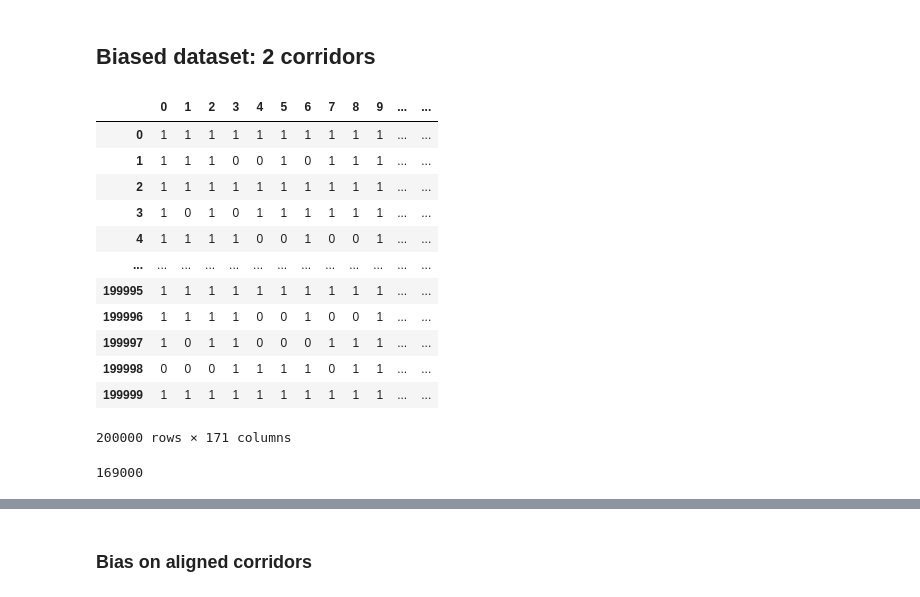
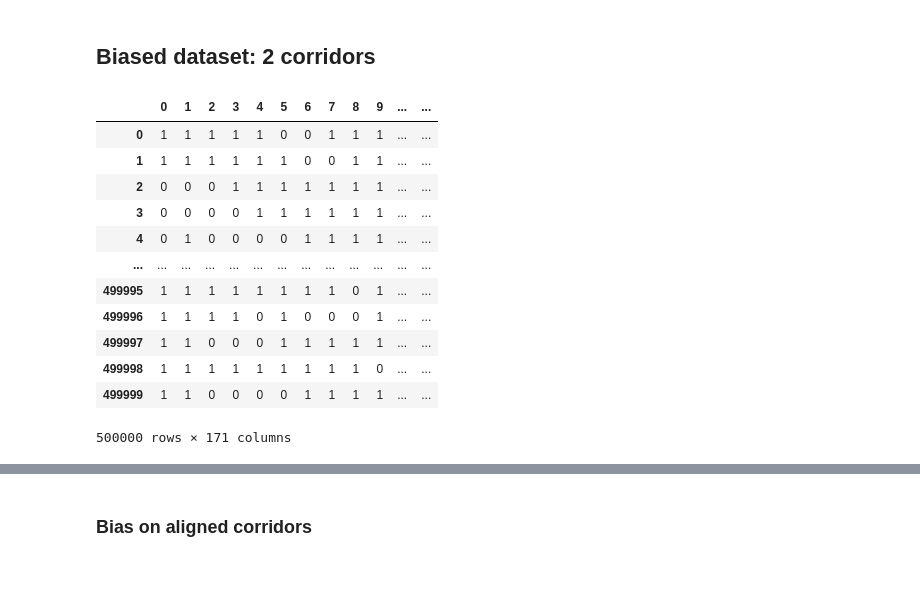
Before and after one commit to damat-le/geom_eff_codes, a Jupyter notebook: _data_manipulation.ipynb, the cells around one changed output, grey strips where cells are left out. Saved outputs shown, nothing was run; the diff lists cells and outputs as text; code cells hidden in the pictures.

```diff
--- a/_data_manipulation.ipynb
+++ b/_data_manipulation.ipynb
@@ -85,25 +85,21 @@ pd.concat([left_corridor, right_corridor], axis=0).sample(frac=1).to_csv('data/m
 # %%
 import pandas as pd
 import matplotlib.pyplot as plt
 
-df = pd.read_csv('data/mazes_200k_2corridors_13x13.csv', header=None)
+df = pd.read_csv('data/mazes_500k_2corridors_13x13.csv', header=None)
 
 df
 # %% [output]
 |  | 0 | 1 | 2 | 3 | 4 | 5 | 6 | 7 | 8 | 9 | ... | ... |
-| 0 | 1 | 1 | 1 | 1 | 1 | 1 | 1 | 1 | 1 | 1 | ... | ... |
-| 1 | 1 | 1 | 1 | 0 | 0 | 1 | 0 | 1 | 1 | 1 | ... | ... |
-| 2 | 1 | 1 | 1 | 1 | 1 | 1 | 1 | 1 | 1 | 1 | ... | ... |
-| 3 | 1 | 0 | 1 | 0 | 1 | 1 | 1 | 1 | 1 | 1 | ... | ... |
-| 4 | 1 | 1 | 1 | 1 | 0 | 0 | 1 | 0 | 0 | 1 | ... | ... |
+| 0 | 1 | 1 | 1 | 1 | 1 | 0 | 0 | 1 | 1 | 1 | ... | ... |
+| 1 | 1 | 1 | 1 | 1 | 1 | 1 | 0 | 0 | 1 | 1 | ... | ... |
+| 2 | 0 | 0 | 0 | 1 | 1 | 1 | 1 | 1 | 1 | 1 | ... | ... |
+| 3 | 0 | 0 | 0 | 0 | 1 | 1 | 1 | 1 | 1 | 1 | ... | ... |
+| 4 | 0 | 1 | 0 | 0 | 0 | 0 | 1 | 1 | 1 | 1 | ... | ... |
 | ... | ... | ... | ... | ... | ... | ... | ... | ... | ... | ... | ... | ... |
-| 199995 | 1 | 1 | 1 | 1 | 1 | 1 | 1 | 1 | 1 | 1 | ... | ... |
-| 199996 | 1 | 1 | 1 | 1 | 0 | 0 | 1 | 0 | 0 | 1 | ... | ... |
-| 199997 | 1 | 0 | 1 | 1 | 0 | 0 | 0 | 1 | 1 | 1 | ... | ... |
-| 199998 | 0 | 0 | 0 | 1 | 1 | 1 | 1 | 0 | 1 | 1 | ... | ... |
-| 199999 | 1 | 1 | 1 | 1 | 1 | 1 | 1 | 1 | 1 | 1 | ... | ... |
+| 499995 | 1 | 1 | 1 | 1 | 1 | 1 | 1 | 1 | 0 | 1 | ... | ... |
+| 499996 | 1 | 1 | 1 | 1 | 0 | 1 | 0 | 0 | 0 | 1 | ... | ... |
+| 499997 | 1 | 1 | 0 | 0 | 0 | 1 | 1 | 1 | 1 | 1 | ... | ... |
+| 499998 | 1 | 1 | 1 | 1 | 1 | 1 | 1 | 1 | 1 | 0 | ... | ... |
+| 499999 | 1 | 1 | 0 | 0 | 0 | 0 | 1 | 1 | 1 | 1 | ... | ... |
-200000 rows × 171 columns
+500000 rows × 171 columns
-# %%
-169*1000
-# %% [output]
-169000
```
Also changed, not shown: parts of 11 cells of this notebook, 6 other files.
